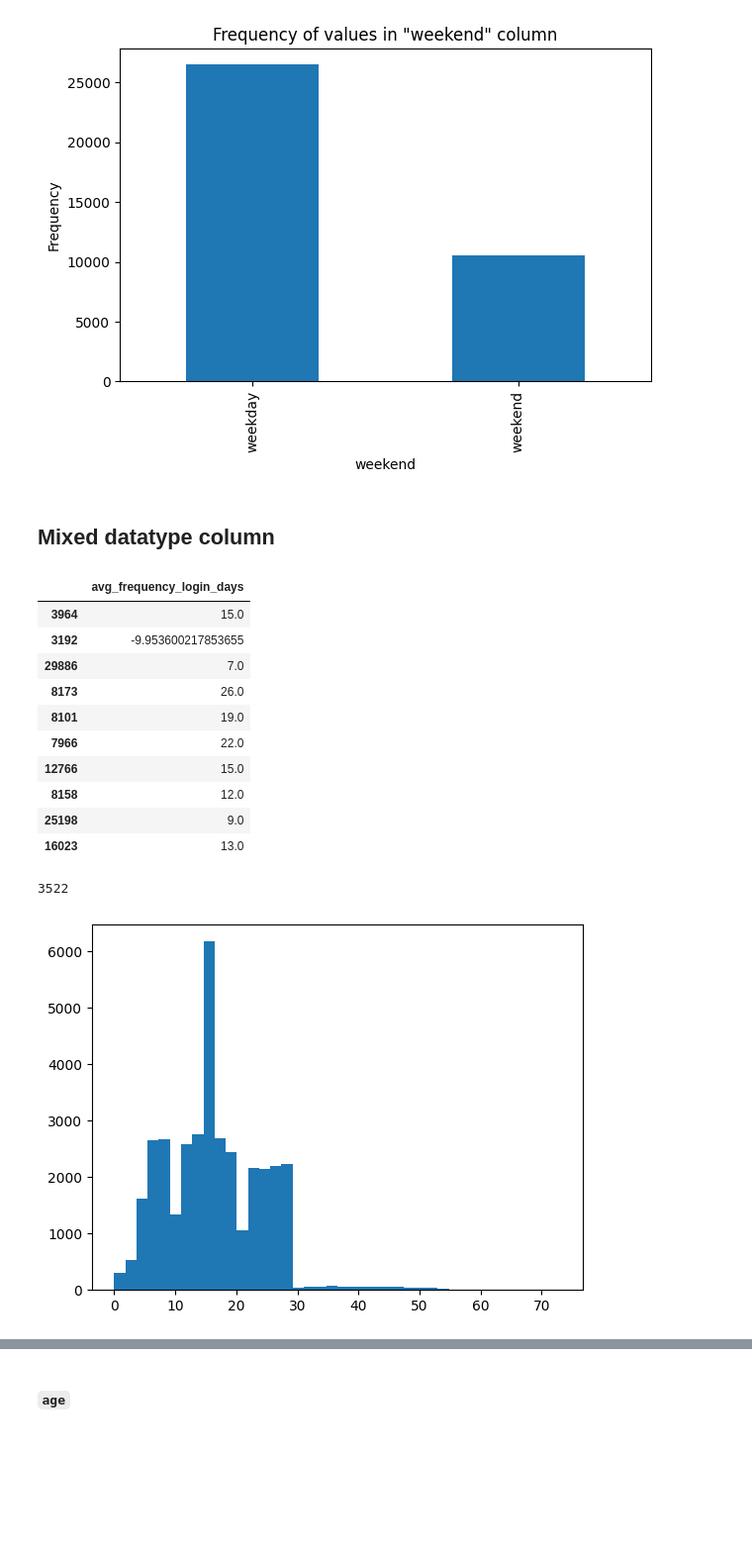
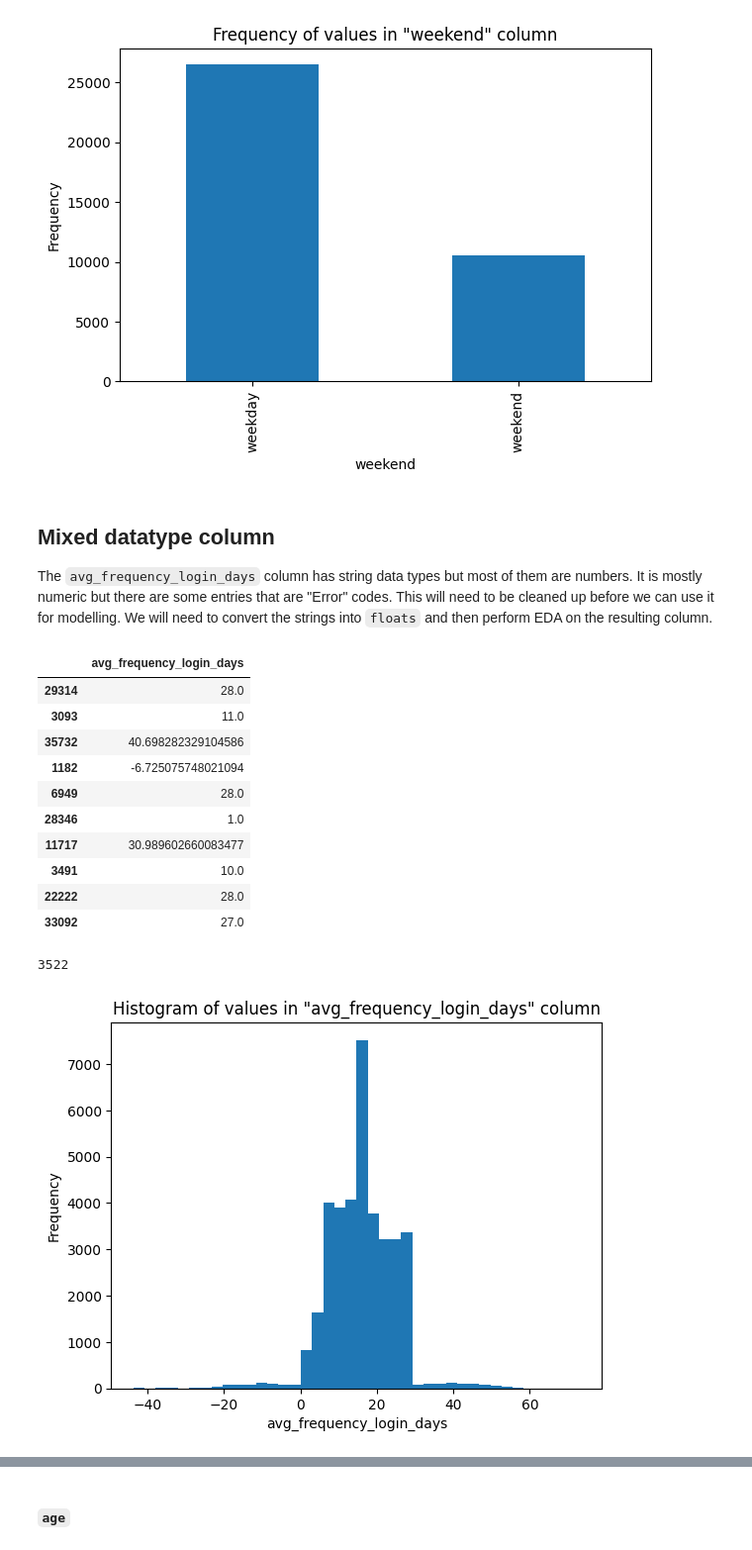
Before and after one commit to aviraljain99/customer-churn-analysis, a Jupyter notebook: dataset_extraction_and_eda.ipynb, the cells around one changed output, grey strips where cells are left out. Shown at 99% size. Saved outputs shown, nothing was run; the diff lists cells and outputs as text; code cells hidden in the pictures; blank space fills up the shorter version.

Commit message:
Completed analysis before submission

```diff
--- a/dataset_extraction_and_eda.ipynb
+++ b/dataset_extraction_and_eda.ipynb
@@ -4,4 +10,5 @@ import matplotlib.pyplot as plt
 import seaborn as sns
 import math
 # %%
-df = pd.read_csv("./data/churn.csv", index_col=0, parse_dates=["joining_date"])
+churn_df = pd.read_csv("./data/churn.csv", index_col=0, parse_dates=["joining_date"])
+churn_df.columns
@@ -100,34 +121,40 @@ plot_categorical_frequency('weekend', df_new)
 [figure]
 # %% [markdown]
 ## Mixed datatype column
+
+The `avg_frequency_login_days` column has string data types but most of them are numbers. It is mostly numeric but there are some entries that are "Error" codes. This will need to be cleaned up before we can use it for modelling. We will need to convert the strings into `floats` and then perform EDA on the resulting column.
 # %%
 mixed_numerical = ["avg_frequency_login_days"]
-df[mixed_numerical].sample(10)
+churn_df[mixed_numerical].sample(10)
 # %% [output]
 |  | avg_frequency_login_days |
-| 3964 | 15.0 |
-| 3192 | -9.953600217853655 |
-| 29886 | 7.0 |
-| 8173 | 26.0 |
-| 8101 | 19.0 |
-| 7966 | 22.0 |
-| 12766 | 15.0 |
-| 8158 | 12.0 |
-| 25198 | 9.0 |
-| 16023 | 13.0 |
+| 29314 | 28.0 |
+| 3093 | 11.0 |
+| 35732 | 40.698282329104586 |
+| 1182 | -6.725075748021094 |
+| 6949 | 28.0 |
+| 28346 | 1.0 |
+| 11717 | 30.989602660083477 |
+| 3491 | 10.0 |
+| 22222 | 28.0 |
+| 33092 | 27.0 |
 # %%
 import re
 float_pattern = r'^[-+]?\d*\.?\d+$'
-df["avg_frequency_login_days"] = df["avg_frequency_login_days"].apply(lambda x : float(x) if bool(re.match(float_pattern, x)) else pd.NA)
+churn_df["avg_frequency_login_days"] = churn_df["avg_frequency_login_days"].apply(lambda x : float(x) if bool(re.match(float_pattern, x)) else pd.NA)
 # %%
-number_of_na_in_avg_frequency_login_days = sum(df["avg_frequency_login_days"].isna())
+number_of_na_in_avg_frequency_login_days = sum(churn_df["avg_frequency_login_days"].isna())
 print(number_of_na_in_avg_frequency_login_days)
+
 # Replace NA values with mean of the entire column
-df["avg_frequency_login_days"] = df["avg_frequency_login_days"].fillna(df["avg_frequency_login_days"].mean())
+churn_df["avg_frequency_login_days"] = churn_df["avg_frequency_login_days"].fillna(churn_df["avg_frequency_login_days"].mean())
 # %% [output]
 3522
 # %%
-plt.hist(list(df["avg_frequency_login_days"][df["avg_frequency_login_days"] >= 0].values), bins=40)
+plt.hist(list(churn_df["avg_frequency_login_days"].values), bins=40)
+plt.xlabel("avg_frequency_login_days")
+plt.ylabel('Frequency')
+plt.title(f'Histogram of values in "avg_frequency_login_days" column')
 plt.show()
 # %% [output]
-[figure, old version]
+[figure, new version]
```
Also changed, not shown: parts of 53 cells of this notebook, 1 other file.
